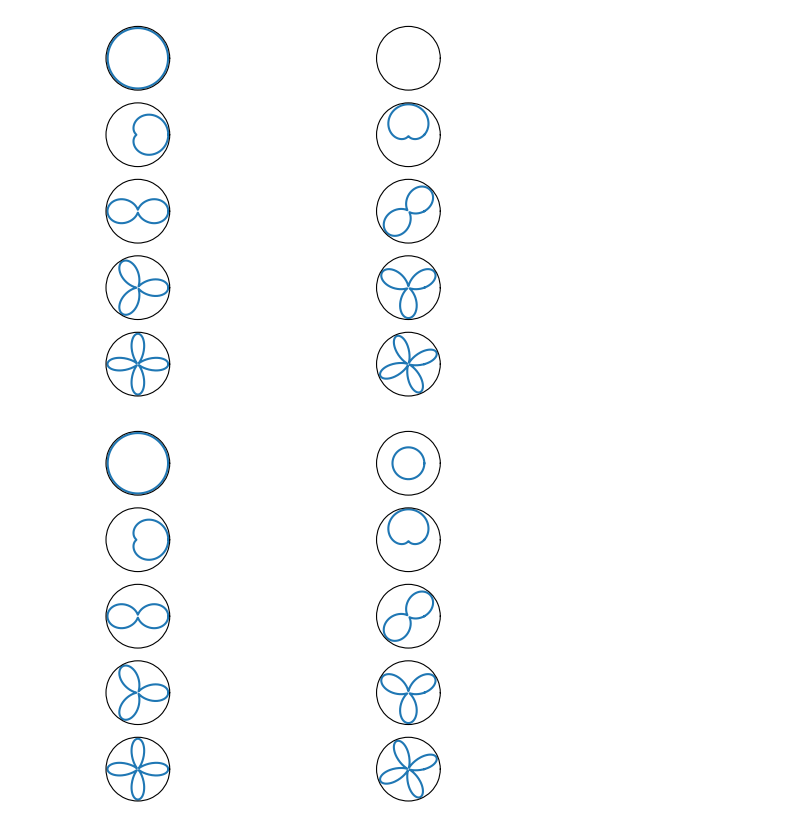
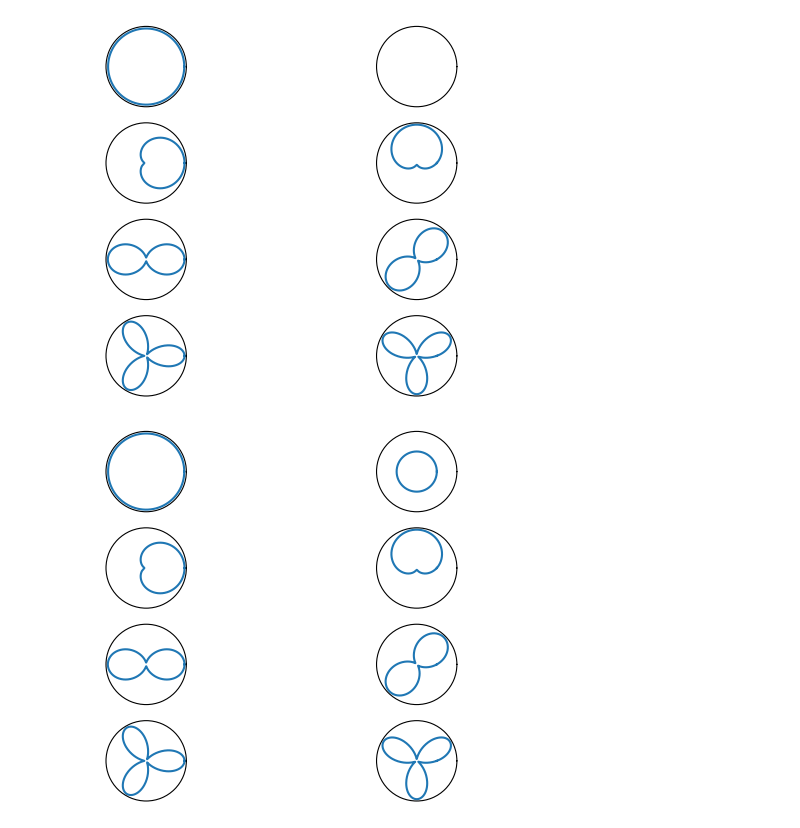
Before and after one commit to ColinKohler/fourier_value_functions, a Jupyter notebook: notebooks/PolarFourierTransform.ipynb, the cells around one changed output. Saved outputs shown, nothing was run; the diff lists cells and outputs as text; code cells hidden in the pictures.

```diff
--- a/notebooks/PolarFourierTransform.ipynb
+++ b/notebooks/PolarFourierTransform.ipynb
@@ -23,8 +28,8 @@ def R(r, M, N, a):
         R.append(ns)
     return R
 # %%
-M = 5
-N = 4
+M = 3
+N = 3
 a=1
 
 phis = np.linspace(0,2*np.pi, 360)
@@ -57,16 +62,15 @@ def Psi(n, m, a, r, phi):
     #Phi = 1 / np.sqrt(2*np.pi) * np.exp(1j * m * phi)
     Phi = Psi_basis(m, phi)
     if m == 0:
-        return R.reshape(100,1) @ Phi[0].reshape(1,360)
+        return [R.reshape(100,1) @ Phi[0].reshape(1,360)]
     else:
-        return R.reshape(100,1) @ Phi[0].reshape(1,360), R.reshape(100,1) @ Phi[1].reshape(1,360)
+        return [R.reshape(100,1) @ Phi[0].reshape(1,360), R.reshape(100,1) @ Phi[1].reshape(1,360)]
 
 basis = []
 for n in range(1,N+1):
     b = list()
-    for m in range(M):
+    for m in range(M+1):
         b.extend(Psi(n,m,a,radii,phis))
-    print(b)
     basis.append(b)
 basis = np.array(basis)
 print(basis.shape)
@@ -92,7 +79,7 @@ ValueError: setting an array element with a sequence. The requested array has an
 # %%
-fig, ax = plt.subplots(ncols=M, nrows=N, subplot_kw={'projection': 'polar'}, figsize=(16,16))
+fig, ax = plt.subplots(ncols=M*2+1, nrows=N, subplot_kw={'projection': 'polar'}, figsize=(16,8))
 for n in range(N):
-    for m in range(M):
+    for m in range(M*2+1):
         #psi = radii_basis[:,n,m].reshape(100,1) @ phi_basis[:,m].reshape(1,360)
 
         ax[n][m].pcolormesh(phis,radii,basis[n,m].real)
@@ -133,8 +120,8 @@ def Psi_basis(m, theta):
             np.sin(m*theta) / np.sqrt(np.pi)
         ])
 
-fig, ax = plt.subplots(nrows=M, ncols=2, subplot_kw={'projection': 'polar'})
-for m in range(M):
+fig, ax = plt.subplots(nrows=M+1, ncols=2, subplot_kw={'projection': 'polar'})
+for m in range(M+1):
     psi_basis = Psi_basis(m, phis)
     ax[m][0].plot(phis, psi_basis[0])
     if m > 0:
@@ -148,19 +135,19 @@ for m in range(M):
     ax[m][1].set_xticklabels([])
 plt.show()
 # %% [output]
-[figure, old version]
+[figure, new version]
 # %%
-fig, ax = plt.subplots(nrows=M, ncols=2, subplot_kw={'projection': 'polar'})
-for m in range(M):
+fig, ax = plt.subplots(nrows=M+1, ncols=2, subplot_kw={'projection': 'polar'})
+for m in range(M+1):
     psi_basis = (1/np.sqrt(2*np.pi)) * np.exp(1j * m * phis)
     ax[m][0].plot(phis, psi_basis.real)
     ax[m][1].plot(phis, psi_basis.imag)
     ax[m][0].grid(False)
     ax[m][0].set_yticklabels([])
     ax[m][0].set_xticklabels([])
     ax[m][1].grid(False)
     ax[m][1].set_yticklabels([])
     ax[m][1].set_xticklabels([])
 plt.show()
 # %% [output]
-[figure, old version]
+[figure, new version]
```
Also changed, not shown: parts of 9 cells of this notebook, 7 other files.
